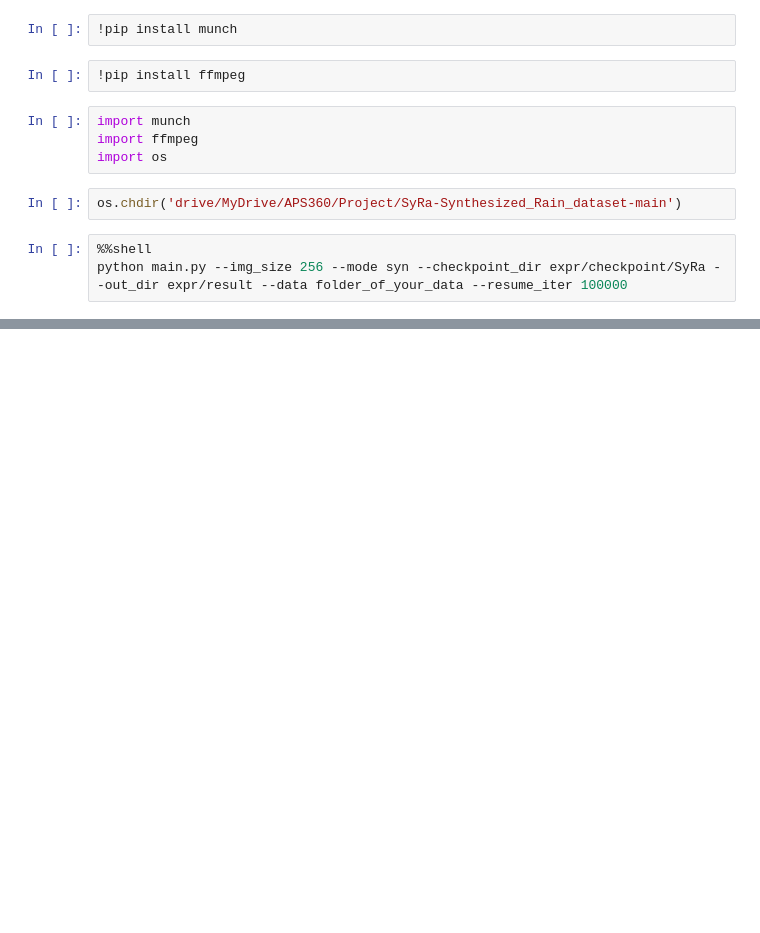
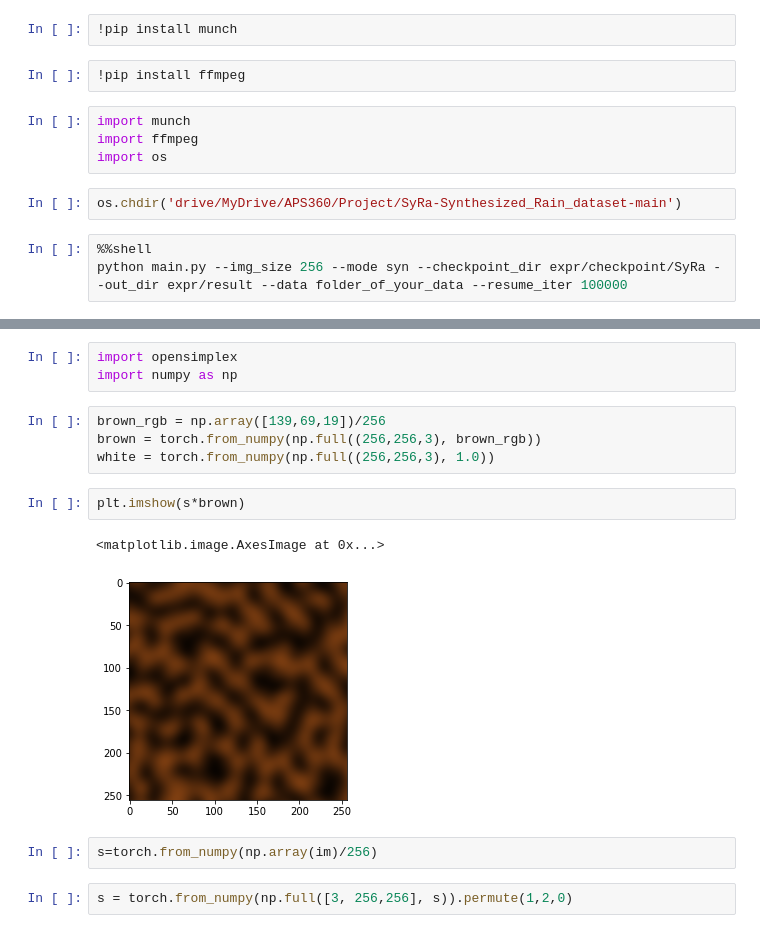
Before and after one commit to katL7/GTSRB-APS360, a Jupyter notebook: APS360_Traffic_Sign_Project.ipynb, the cells around one changed output, grey strips where cells are left out. Cells and saved outputs as stored; diff of their text form; blank space fills up the shorter version.

```diff
--- a/APS360_Traffic_Sign_Project.ipynb
+++ b/APS360_Traffic_Sign_Project.ipynb
@@ -767,0 +817,16 @@ python main.py --img_size 256 --mode syn --checkpoint_dir expr/checkpoint/SyRa -
+# %%
+import opensimplex
+import numpy as np
+# %%
+brown_rgb = np.array([139,69,19])/256
+brown = torch.from_numpy(np.full((256,256,3), brown_rgb))
+white = torch.from_numpy(np.full((256,256,3), 1.0))
+# %%
+plt.imshow(s*brown)
+# %% [output]
+<matplotlib.image.AxesImage at 0x...>
+[figure, added]
+# %%
+s=torch.from_numpy(np.array(im)/256)
+# %%
+s = torch.from_numpy(np.full([3, 256,256], s)).permute(1,2,0)
```
Also changed, not shown: parts of 16 cells of this notebook.
